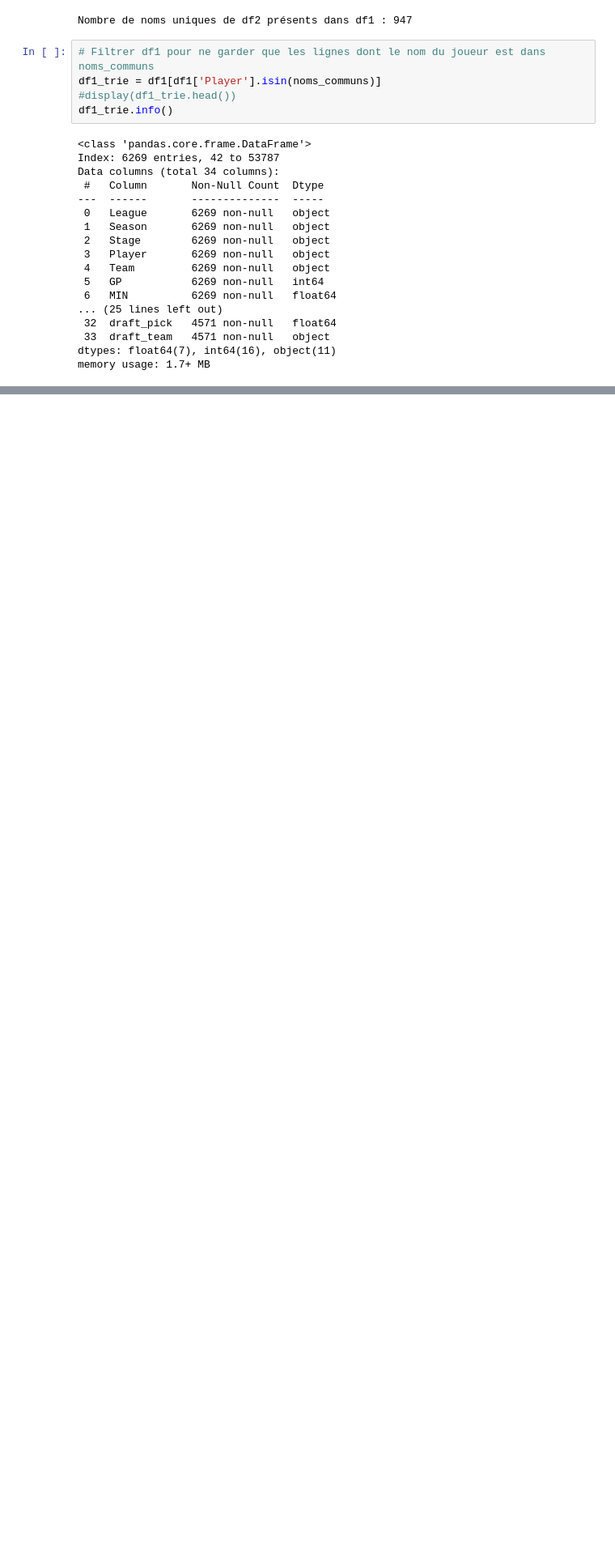
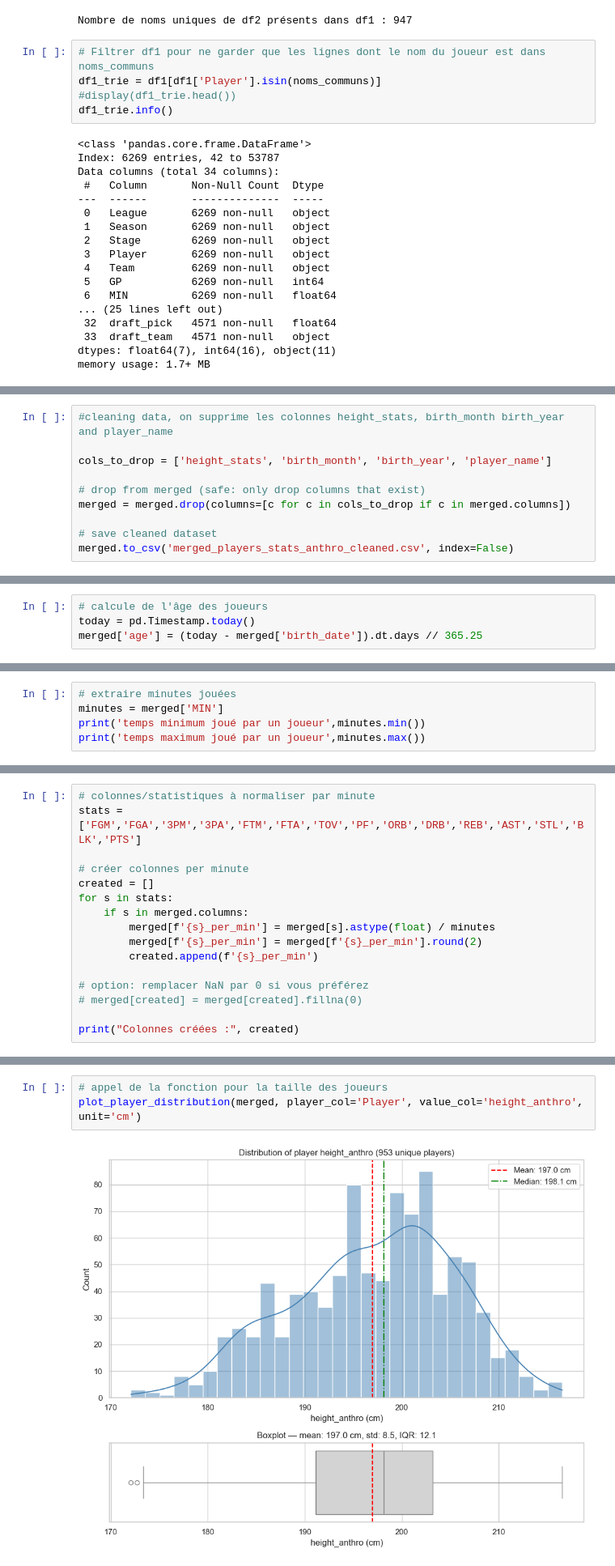
Before and after one commit to Raf-Alb/Data-Science-Group-Q, a Jupyter notebook: Projet.ipynb, the cells around one changed output, grey strips where cells are left out. Shown at 81% size. Saved outputs shown, nothing was run; the diff lists cells and outputs as text; blank space fills up the shorter version.

Commit message:
CLEAN et ajout des distributions

```diff
--- a/Projet.ipynb
+++ b/Projet.ipynb
@@ -233,0 +115,10 @@ Dummy variables créées depuis 'Team' — 31 colonnes (exemple: ['TEAM_ATL', 'T
+# %%
+#cleaning data, on supprime les colonnes height_stats, birth_month birth_year and player_name
+
+cols_to_drop = ['height_stats', 'birth_month', 'birth_year', 'player_name']
+
+# drop from merged (safe: only drop columns that exist)
+merged = merged.drop(columns=[c for c in cols_to_drop if c in merged.columns])
+
+# save cleaned dataset
+merged.to_csv('merged_players_stats_anthro_cleaned.csv', index=False)
@@ -233,0 +167,4 @@ Dummy variables créées depuis 'Team' — 31 colonnes (exemple: ['TEAM_ATL', 'T
+# %%
+# calcule de l'âge des joueurs
+today = pd.Timestamp.today()
+merged['age'] = (today - merged['birth_date']).dt.days // 365.25
@@ -233,0 +196,5 @@ Dummy variables créées depuis 'Team' — 31 colonnes (exemple: ['TEAM_ATL', 'T
+# %%
+# extraire minutes jouées
+minutes = merged['MIN']
+print('temps minimum joué par un joueur',minutes.min())
+print('temps maximum joué par un joueur',minutes.max())
@@ -233,0 +204,16 @@ Dummy variables créées depuis 'Team' — 31 colonnes (exemple: ['TEAM_ATL', 'T
+# %%
+# colonnes/statistiques à normaliser par minute
+stats = ['FGM','FGA','3PM','3PA','FTM','FTA','TOV','PF','ORB','DRB','REB','AST','STL','BLK','PTS']
+
+# créer colonnes per minute
+created = []
+for s in stats:
+    if s in merged.columns:
+        merged[f'{s}_per_min'] = merged[s].astype(float) / minutes
+        merged[f'{s}_per_min'] = merged[f'{s}_per_min'].round(2)
+        created.append(f'{s}_per_min')
+
+# option: remplacer NaN par 0 si vous préférez
+# merged[created] = merged[created].fillna(0)
+
+print("Colonnes créées :", created)
@@ -396,0 +375,5 @@ Count: 3603, Mean: 200.4 cm, Median: 201.0 cm, Std: 8.4 cm, IQR: 13.0 cm
+# %%
+# appel de la fonction pour la taille des joueurs
+plot_player_distribution(merged, player_col='Player', value_col='height_anthro', unit='cm')
+# %% [output]
+[figure, added]
```
Also changed, not shown: parts of 24 cells of this notebook, 2 other files.
